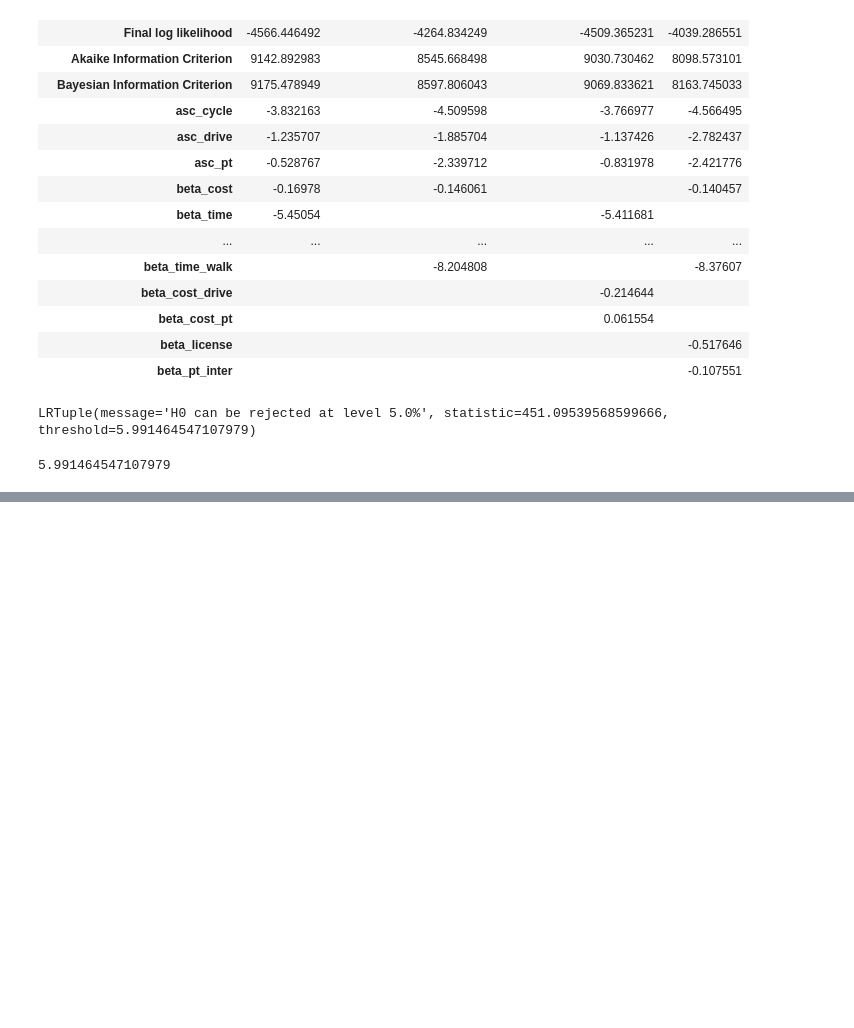
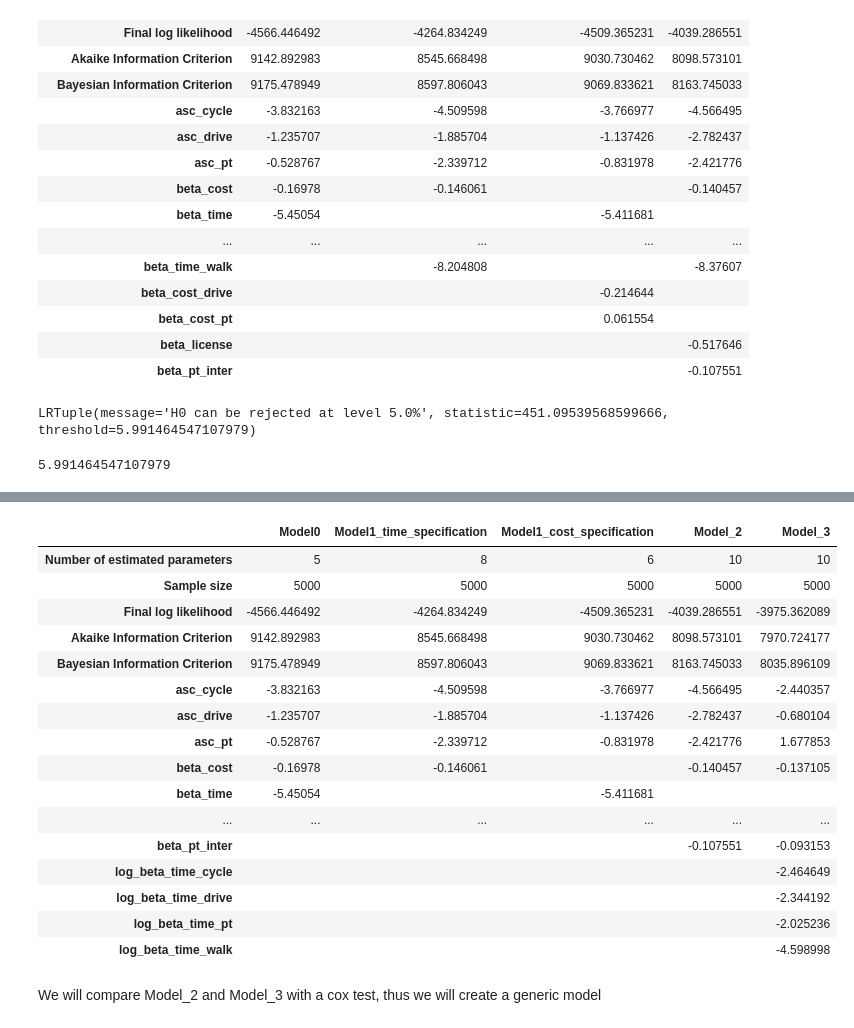
Before and after one commit to DunodMax/MMOB, a Jupyter notebook: main.ipynb, the cells around one changed output, grey strips where cells are left out. Drawn from its saved outputs; the diff is of its cells as text; code cells hidden in the pictures; blank space fills up the shorter version.

```diff
--- a/main.ipynb
+++ b/main.ipynb
@@ -333,0 +336,10 @@ We will conduct a non-linear transformation of time
+# %%
+model_base=biogeme_model2
+log_time_walk = database.DefineVariable('log_time_walk', log(time_walk))
+log_time_cycle = database.DefineVariable('log_time_cycle', log(time_cycle))
+log_time_pt = database.DefineVariable('log_time_pt', log(time_pt))
+log_time_drive = database.DefineVariable('log_time_drive', log(time_drive))
+log_beta_time_drive = Beta('log_beta_time_drive', 0, None, None, 0)
+log_beta_time_pt = Beta('log_beta_time_pt', 0, None, None, 0)
+log_beta_time_walk = Beta('log_beta_time_walk', 0, None, None, 0)
+log_beta_time_cycle = Beta('log_beta_time_cycle', 0, None, None, 0)
@@ -333,0 +372,22 @@ We will conduct a non-linear transformation of time
+# %%
+res.compileEstimationResults(all_results)
+# %% [output]
+|  | Model0 | Model1_time_specification | Model1_cost_specification | Model_2 | Model_3 |
+| Number of estimated parameters | 5 | 8 | 6 | 10 | 10 |
+| Sample size | 5000 | 5000 | 5000 | 5000 | 5000 |
+| Final log likelihood | -4566.446492 | -4264.834249 | -4509.365231 | -4039.286551 | -3975.362089 |
+| Akaike Information Criterion | 9142.892983 | 8545.668498 | 9030.730462 | 8098.573101 | 7970.724177 |
+| Bayesian Information Criterion | 9175.478949 | 8597.806043 | 9069.833621 | 8163.745033 | 8035.896109 |
+| asc_cycle | -3.832163 | -4.509598 | -3.766977 | -4.566495 | -2.440357 |
+| asc_drive | -1.235707 | -1.885704 | -1.137426 | -2.782437 | -0.680104 |
+| asc_pt | -0.528767 | -2.339712 | -0.831978 | -2.421776 | 1.677853 |
+| beta_cost | -0.16978 | -0.146061 |  | -0.140457 | -0.137105 |
+| beta_time | -5.45054 |  | -5.411681 |  |  |
+| ... | ... | ... | ... | ... | ... |
+| beta_pt_inter |  |  |  | -0.107551 | -0.093153 |
+| log_beta_time_cycle |  |  |  |  | -2.464649 |
+| log_beta_time_drive |  |  |  |  | -2.344192 |
+| log_beta_time_pt |  |  |  |  | -2.025236 |
+| log_beta_time_walk |  |  |  |  | -4.598998 |
+# %% [markdown]
+We will compare Model_2 and Model_3 with a cox test, thus we will create a generic model
```
Also changed, not shown: parts of 21 cells of this notebook.
